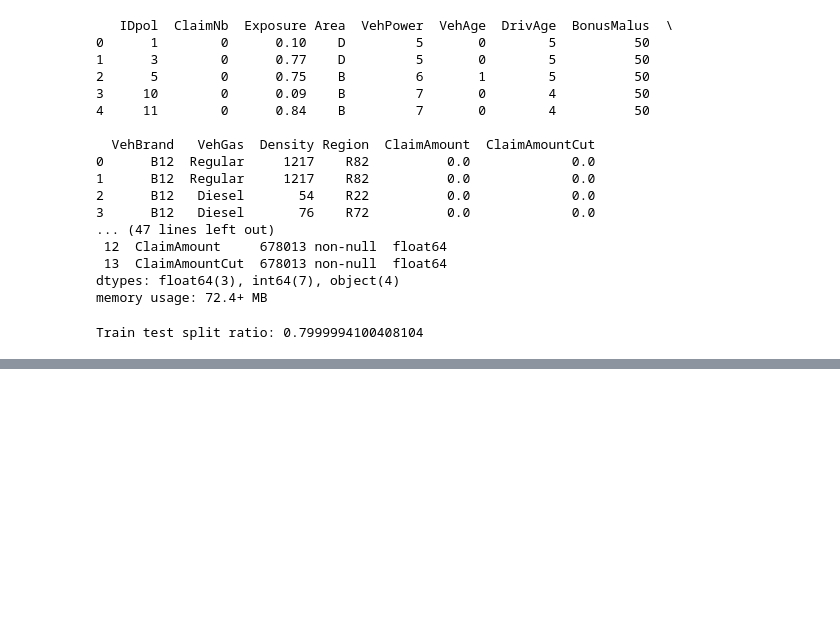
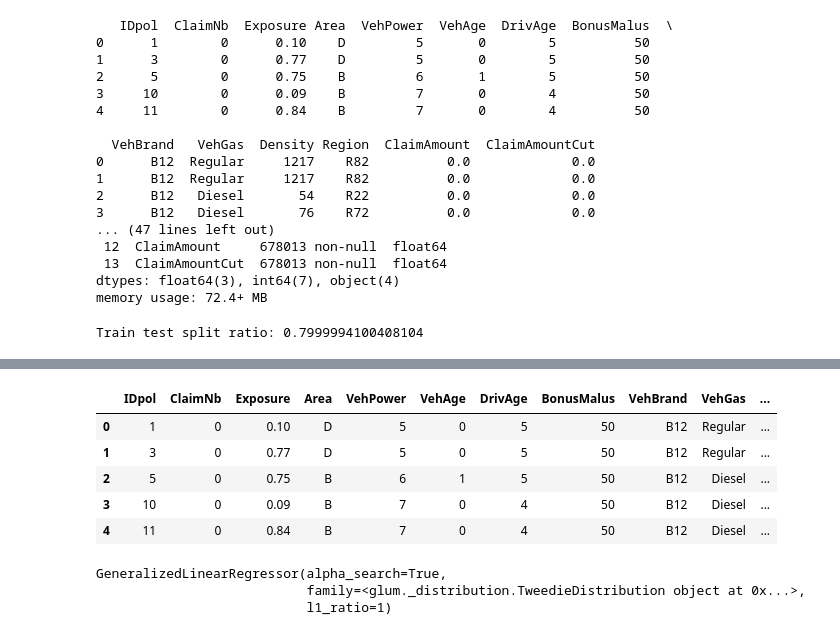
Before and after one commit to charliewarburton/ps3_claims, a Jupyter notebook: ps3/analysis.ipynb, the cells around one changed output, grey strips where cells are left out. Cells and saved outputs as stored; diff of their text form; code cells hidden in the pictures; blank space fills up the shorter version.

```diff
--- a/ps3/analysis.ipynb
+++ b/ps3/analysis.ipynb
@@ -53,0 +72,9 @@ Train test split ratio: 0.7999994100408104
+# %%
+df.head()
+# %% [output]
+|  | IDpol | ClaimNb | Exposure | Area | VehPower | VehAge | DrivAge | BonusMalus | VehBrand | VehGas | ... |
+| 0 | 1 | 0 | 0.10 | D | 5 | 0 | 5 | 50 | B12 | Regular | ... |
+| 1 | 3 | 0 | 0.77 | D | 5 | 0 | 5 | 50 | B12 | Regular | ... |
+| 2 | 5 | 0 | 0.75 | B | 6 | 1 | 5 | 50 | B12 | Diesel | ... |
+| 3 | 10 | 0 | 0.09 | B | 7 | 0 | 4 | 50 | B12 | Diesel | ... |
+| 4 | 11 | 0 | 0.84 | B | 7 | 0 | 4 | 50 | B12 | Diesel | ... |
@@ -53,0 +107,9 @@ Train test split ratio: 0.7999994100408104
+# %%
+# Fit tweedie model
+TweedieDist = TweedieDistribution(power=1.5)
+t_model = GeneralizedLinearRegressor(family=TweedieDist, alpha_search=True, l1_ratio=1, fit_intercept=True)
+t_model.fit(X_train, y_train, sample_weight=weights_train)
+# %% [output]
+GeneralizedLinearRegressor(alpha_search=True,
+                           family=<glum._distribution.TweedieDistribution object at 0x...>,
+                           l1_ratio=1)
```
Also changed, not shown: parts of 6 cells of this notebook.
